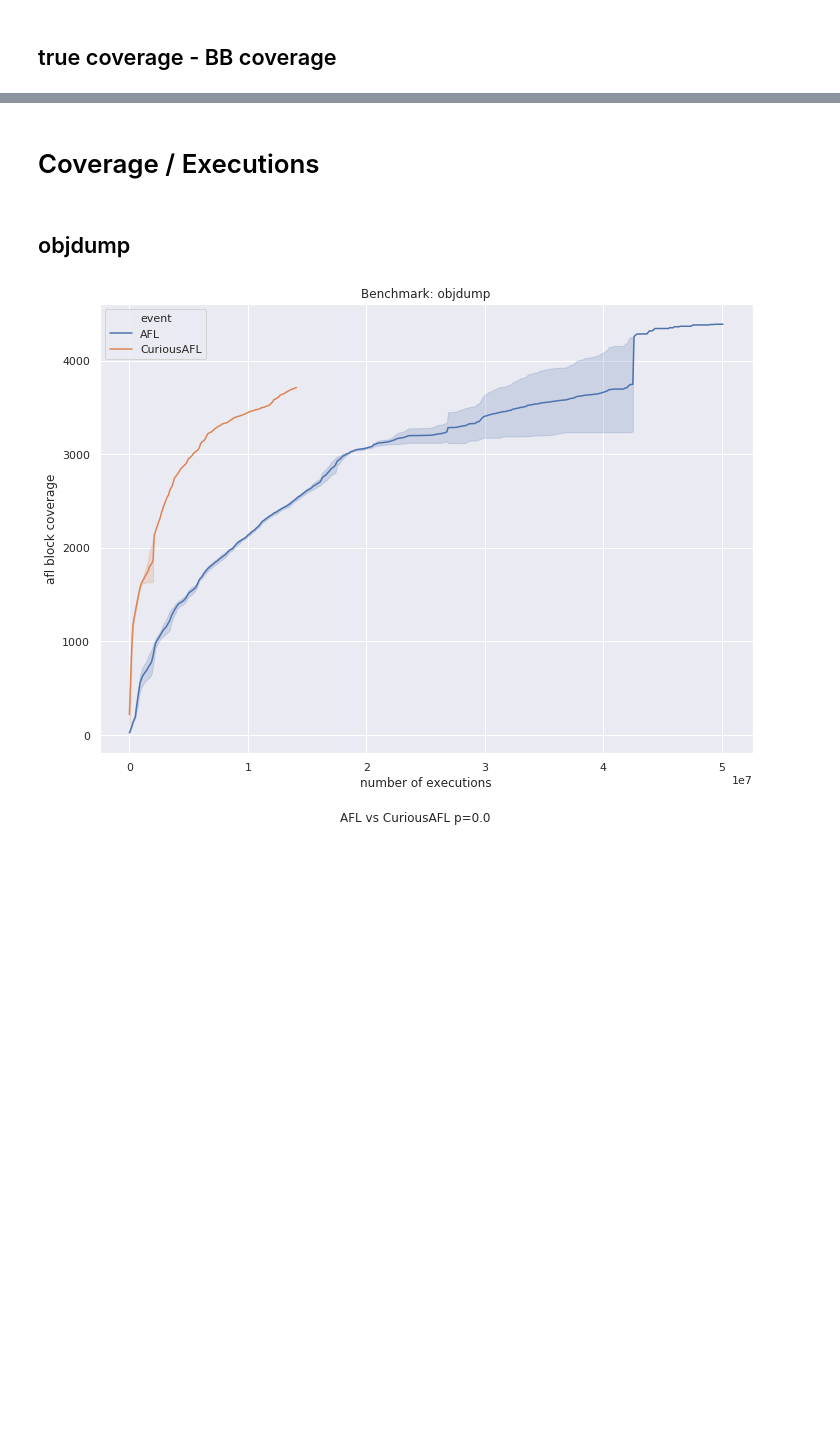
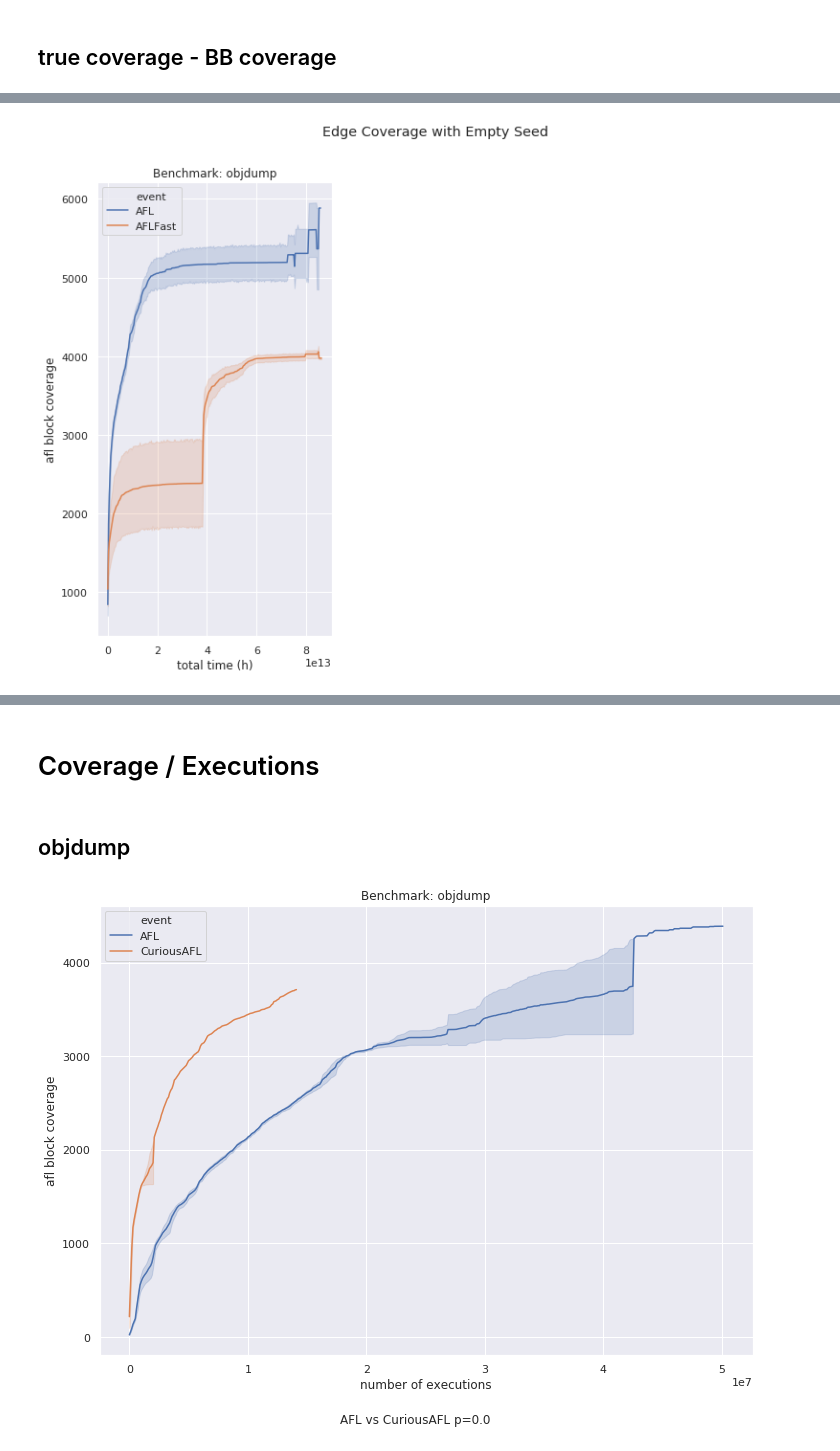
Before and after one commit to ackdav/CuriousAFL, a Jupyter notebook: Notebooks/Evaluation.ipynb, the cells around one changed output, grey strips where cells are left out. Drawn from its saved outputs; the diff is of its cells as text; code cells hidden in the pictures; blank space fills up the shorter version.

```diff
--- a/Notebooks/Evaluation.ipynb
+++ b/Notebooks/Evaluation.ipynb
@@ -221,7 +238,7 @@ plt.savefig('./'+seed+'_benchmarks_crashes_24h.png', dpi = 200)
 # %%
 results = {
     'objdump': pd.DataFrame(),
-    'nm': pd.DataFrame(),
+    #'nm': pd.DataFrame(),
     #'ffmpeg': pd.DataFrame()
 }
 empty_seed = True
@@ -303,3 +323,40 @@ dffinal = dffinal.loc[dffinal['delta_time']<'24:00:00']
+# %%
+if empty_seed:
+    seed='empty_seed'
+else:
+    seed='premade_seed'
+#names = list(results.keys())
+#fig, axes =plt.subplots(1,2) #sharey='row' for y-axis sharing
+fig = plt.figure()
+ax1 = fig.add_subplot(131)
+#ax2 = fig.add_subplot(132)
+#ax3 = fig.add_subplot(133)
+
+
+ax1 = sns.lineplot(x="delta_time", y="cur_path", hue='event', ci=60,ax=ax1, data=results['objdump'])
+ax1.set(xlabel='total time (h)', ylabel='afl block coverage')
+ax1.legend()
+ax1.title.set_text('Benchmark: ' + 'objdump')
+#ax1.figtext(0.5, 0.01, "AFL vs CuriousAFL p=" + str(p), wrap=True, horizontalalignment='center', fontsize=12)
+
+#ax2 = sns.lineplot(x="delta_time", y="unique_crashes", hue='event', ci=60, ax=ax2, data=results['nm'])
+#ax2.set(xlabel='total time (h)', ylabel='afl path coverage')
+#ax2.legend()
+#ax2.title.set_text('Benchmark: ' + 'nm')
+
+#ax3 = sns.lineplot(x="delta_time", y="unique_crashes", hue='event', ci=60, ax=ax3, data=results['ffmpeg'])
+#ax3.set(xlabel='total time (h)', ylabel='afl path coverage')
+#ax3.legend()
+#ax3.title.set_text('Benchmark: ' + 'ffmpeg')
+
+#plt.ylabel("afl path coverage")
+fig.suptitle('Edge Coverage with Empty Seed')
+fig.tight_layout()
+fig.subplots_adjust(top=0.88)
+plt.savefig('./'+seed+'_edge_coverage_24h.png', dpi = 200)
+#ax2.figtext(0.5, 0.01, "AFL vs CuriousAFL p=" + str(p), wrap=True, horizontalalignment='center', fontsize=12)
+# %% [output]
+[figure, added]
 # %%
 ax = sns.lineplot(x="delta_time", y="cur_path", hue='event', ci="sd", data=dffinal)
 ax.set(xlabel='total time (h)', ylabel='afl block coverage')
```
Also changed, not shown: parts of 11 cells of this notebook.
